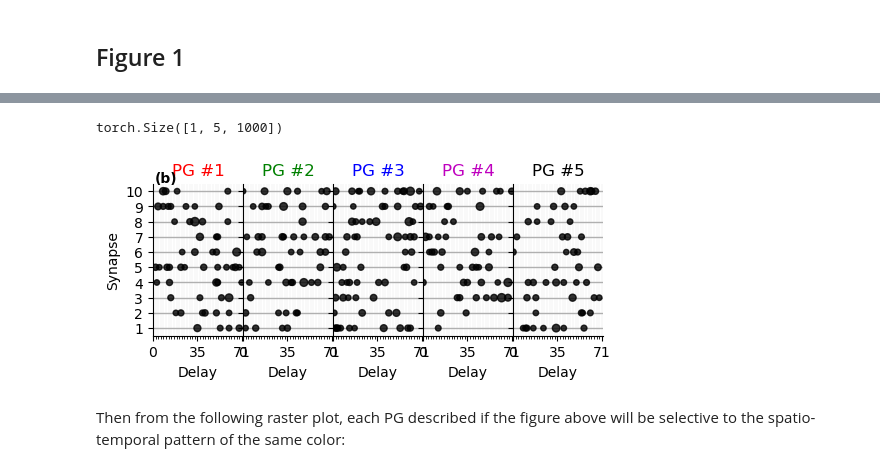
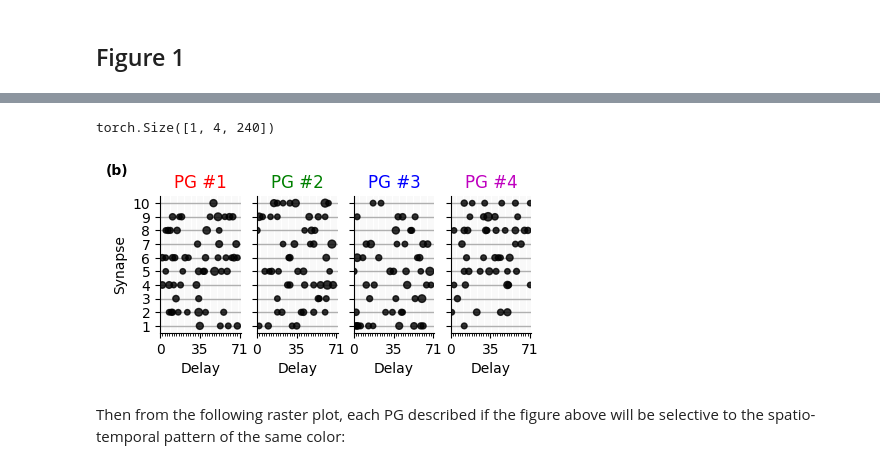
Before and after one commit to SpikeAI/TemporallyHeterogeneousConnections, a Jupyter notebook: dev/2022-11-17_ABCD.ipynb, the cells around one changed output, grey strips where cells are left out. Cells and saved outputs as stored; diff of their text form; code cells hidden in the pictures.

```diff
--- a/dev/2022-11-17_ABCD.ipynb
+++ b/dev/2022-11-17_ABCD.ipynb
@@ -341,7 +378,7 @@ accuracy=100.00%, TP=100.00%, TN=100.00%
 # %% [markdown]
 ## Figure 1
 # %%
-N_PGs = 5
+N_PGs = 4
 opt_fig1 = Params(  datetag = datetag + '_fig1',
                     N_pre = 10,
                     N_PGs = N_PGs,
@@ -351,9 +388,9 @@ opt_fig1 = Params(  datetag = datetag + '_fig1',
                     p_B = 0.0015,
                     N_PG_show = N_PGs,
                     N_trials = 1,
-                    N_time = 1000,
+                    N_time = 240,
                     seed = 2373,
-                    fig_width = 4.5
+                    fig_width = 4.5,
                     )
 env_fig1 = ABCD(opt_fig1)
 a, b, PG = env_fig1.generative_model()
@@ -370,7 +407,7 @@ env_fig1.opt.N_pre, env_fig1.opt.N_PGs, env_fig1.opt.N_PG_time
 # %%
+subplotpars_fig1 = matplotlib.figure.SubplotParams(left=0., right=1., bottom=0., top=1., wspace=0.05, hspace=0.05,)
 figsize = (env_fig1.opt.fig_width, env_fig1.opt.fig_width/2.5)
-subplotpars_fig1 = matplotlib.figure.SubplotParams(left=0., right=1., bottom=0., top=1., wspace=0., hspace=0.,)
-colors = ['r', 'g' , 'b' , 'm', 'k']
+colors = ['r', 'g' , 'b' , 'm']
 env_fig1 = ABCD(opt_fig1)
 a, b, PG = env_fig1.generative_model()
 # %%
@@ -378,7 +415,7 @@ a, b, PG = env_fig1.generative_model()
 #b[0, 2, 350] = True
 #b[0, 1, 150] = True
 b[0, 0, 50] = True
-#b[0, 3, 180] = True
+b[0, 3, 180] = True
 #b[0, 3, 42] = True
 b[0, 1, 201] = True
 b[0, 1, 114] = True
@@ -387,13 +424,13 @@ b[0, 2, 104] = True
 #b[0, 0, 50] = True
 b.shape
 # %% [output]
-torch.Size([1, 5, 1000])
+torch.Size([1, 4, 240])
 # %%
-fig, axs = env_fig1.plot_PG(torch.relu(PG), cmap='Reds', aspect=12, colors=colors, figsize=figsize, subplotpars=subplotpars_fig1)
+fig, axs = env_fig1.plot_PG(torch.relu(PG), cmap='Reds', aspect=12, colors=colors)
 fig.text(0.03, 0.95,'(b)', horizontalalignment='center', verticalalignment='center', weight='bold')
 if not figpath is  None: fig.savefig(figpath + '/figure_1b.pdf') # TODO use printfig
 plt.show()
 # %% [output]
-[figure, old version]
+[figure, new version]
 # %% [markdown]
 Then from the following raster plot, each PG described if the figure above will be selective to the spatio-temporal pattern of the same color:
```
Also changed, not shown: parts of 29 cells of this notebook.
